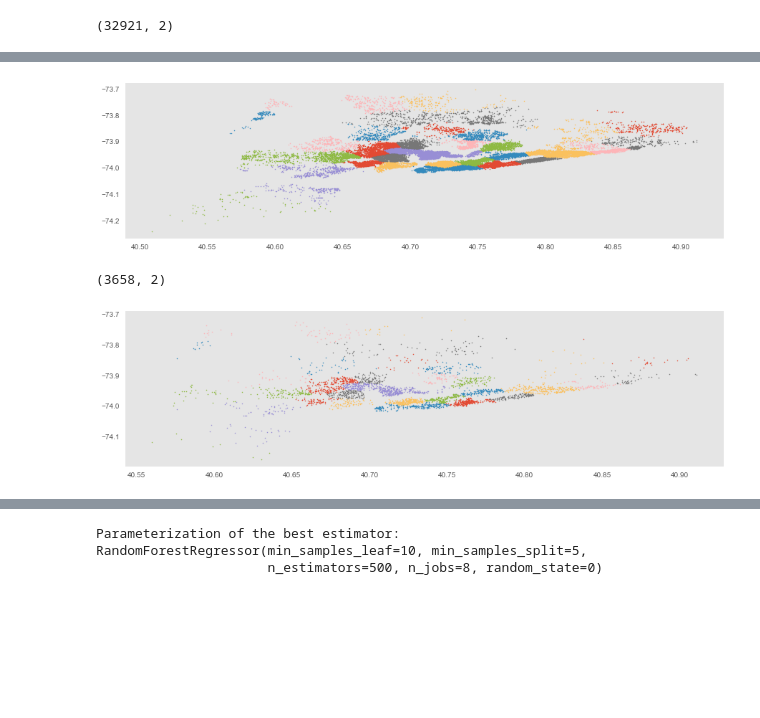
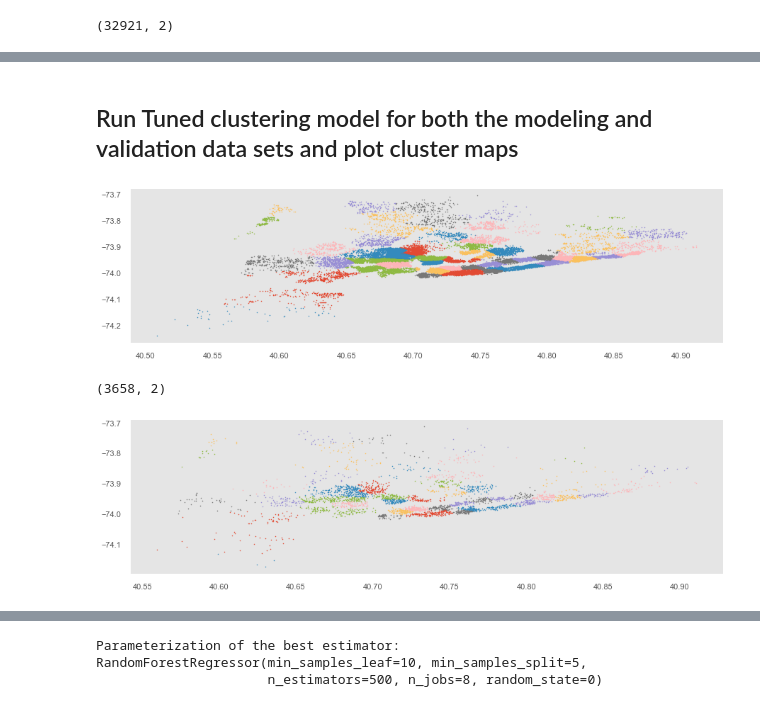
Before and after one commit to rickfontenot/airbnb, a Jupyter notebook: Lab3/lab3_team.ipynb, the cells around one changed output, grey strips where cells are left out. Cells and saved outputs as stored; diff of their text form; code cells hidden in the pictures; blank space fills up the shorter version.

Commit message:
team notbeook add kmeans tuning & spectral model

```diff
--- a/Lab3/lab3_team.ipynb
+++ b/Lab3/lab3_team.ipynb
@@ -873,0 +896,23 @@ plt.show()
+# %%
+from sklearn.metrics import silhouette_score
+
+kmeans_silhouette = []
+kmeans_SSE = []
+
+for i in range(10,200,5):
+    kmeans = KMeans(n_clusters = i, init = 'k-means++', n_init = 1, n_jobs=-1)
+    kmeans.fit(LatLong)
+    kmeans_SSE.append(kmeans.inertia_) #Collects all of the within cluster sum of squares
+    kmeans_silhouette.append(silhouette_score(LatLong, kmeans.labels_, metric='euclidean'))
+
+plt.plot(range(10,200,5), kmeans_SSE)
+plt.title('Elbow Method')
+plt.xlabel('Clusters')
+plt.ylabel('SSE')
+plt.show()
+
+plt.plot(range(10,200,5), kmeans_silhouette)
+plt.title('Elbow Method')
+plt.xlabel('Clusters')
+plt.ylabel('Silhouette')
+plt.show()
@@ -874,21 +924,33 @@ plt.show()
+# %% [markdown]
+## Run Tuned clustering model for both the modeling and validation data sets and plot cluster maps
 # %%
-model_train = kmeans.fit(LatLong)
+#--------Change parameters below this line---------------------------
+# CHANGE THE PARAMETERS HERE TO GET A CONSISTENTLY OPTIMAL CLUSTERING
+# run kmeans algorithm (this is the most traditional use of k-means)
+kmeans_tuned = KMeans(
+    init='k-means++',    # initialization
+    n_clusters=60,    # number of clusters
+    n_init=1,         # number of different times to run k-means
+    n_jobs=-1)
+#--------Change parameters above this line---------------------------
+
+model_train = kmeans_tuned.fit(LatLong)
 
 label = model_train.predict(LatLong)
 
 #Getting unique labels
 
 u_labels = np.unique(label)
 
 #plotting the results:
 
 plt.figure(figsize=(15,4))
 for i in u_labels:
     plt.scatter(LatLong[label == i , 0] , LatLong[label == i , 1] , label = i, s=1)
 plt.grid()
 plt.show()
 # %% [output]
-[figure, old version]
+[figure, new version]
 # %%
 Lat_val = listings_validation.latitude
 Long_val = listings_validation.longitude
@@ -913,7 +975,7 @@ for i in u_labels:
 plt.grid()
 plt.show()
 # %% [output]
-[figure, old version]
+[figure, new version]
 # %%
 listings_modeling.head()
 # %% [output]
```
Also changed, not shown: parts of 27 cells of this notebook.
